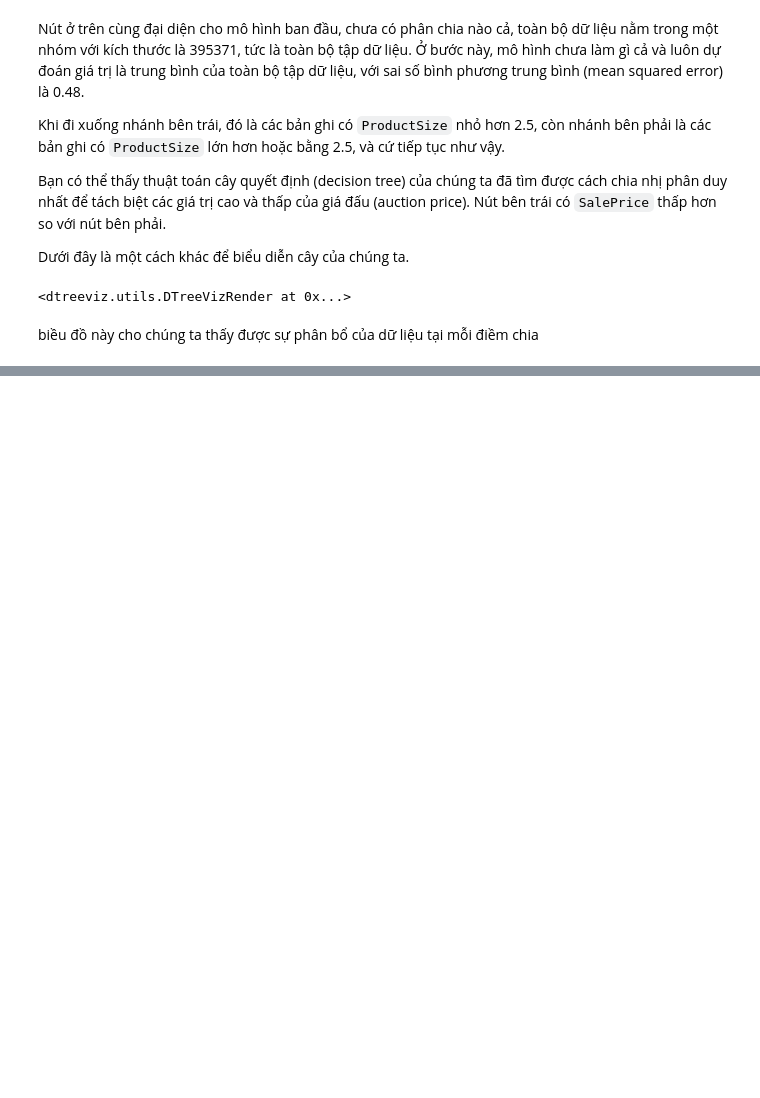
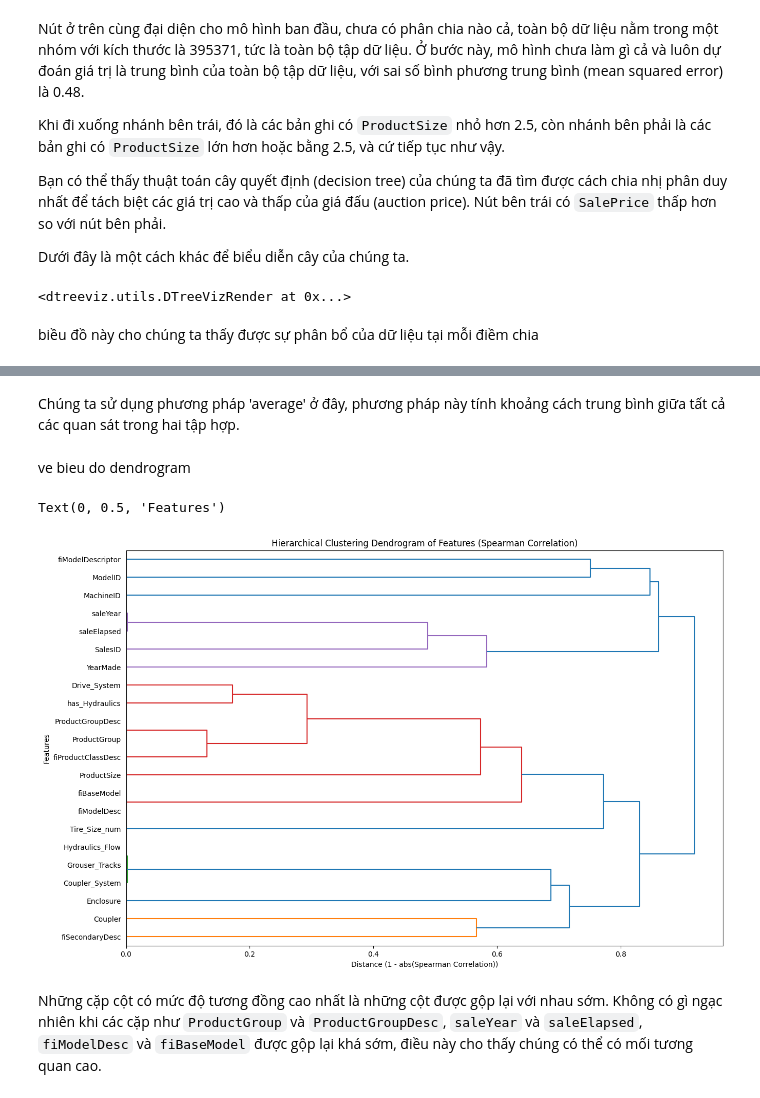
Before and after one commit to bhdai/nhom12, a Jupyter notebook: notebooks/bulldozer_model.ipynb, the cells around one changed output, grey strips where cells are left out. Drawn from its saved outputs; the diff is of its cells as text; code cells hidden in the pictures; blank space fills up the shorter version.

```diff
--- a/notebooks/bulldozer_model.ipynb
+++ b/notebooks/bulldozer_model.ipynb
@@ -483,0 +764,2 @@ np.int64(12063)
+# %%
+corr_matrix_spearman = Xs_imp.corr(method='spearman')
@@ -483,0 +773,3 @@ np.int64(12063)
+# %%
+distance_matrix = 1 - np.abs(corr_matrix_spearman)
+distance_matrix.shape
@@ -483,0 +782,20 @@ np.int64(12063)
+# %%
+condensed_distance_matrix = hc.distance.squareform(distance_matrix, checks=False)
+# %% [markdown]
+Chúng ta sử dụng phương pháp 'average' ở đây, phương pháp này tính khoảng cách trung bình giữa tất cả các quan sát trong hai tập hợp.
+# %%
+linkage_matrix = hc.linkage(condensed_distance_matrix, method='average')
+# %% [markdown]
+ve bieu do dendrogram
+# %%
+plt.figure(figsize=(15, 10))
+hc.dendrogram(linkage_matrix, labels=Xs_imp.columns.tolist(), orientation='right',
+                           leaf_rotation=0, leaf_font_size=10)
+plt.title('Hierarchical Clustering Dendrogram of Features (Spearman Correlation)')
+plt.xlabel('Distance (1 - abs(Spearman Correlation))')
+plt.ylabel('Features')
+# %% [output]
+Text(0, 0.5, 'Features')
+[figure, added]
+# %% [markdown]
+Những cặp cột có mức độ tương đồng cao nhất là những cột được gộp lại với nhau sớm. Không có gì ngạc nhiên khi các cặp như `ProductGroup` và `ProductGroupDesc`, `saleYear` và `saleElapsed`, `fiModelDesc` và `fiBaseModel` được gộp lại khá sớm, điều này cho thấy chúng có thể có mối tương quan cao.
```
Also changed, not shown: parts of 111 cells of this notebook.
